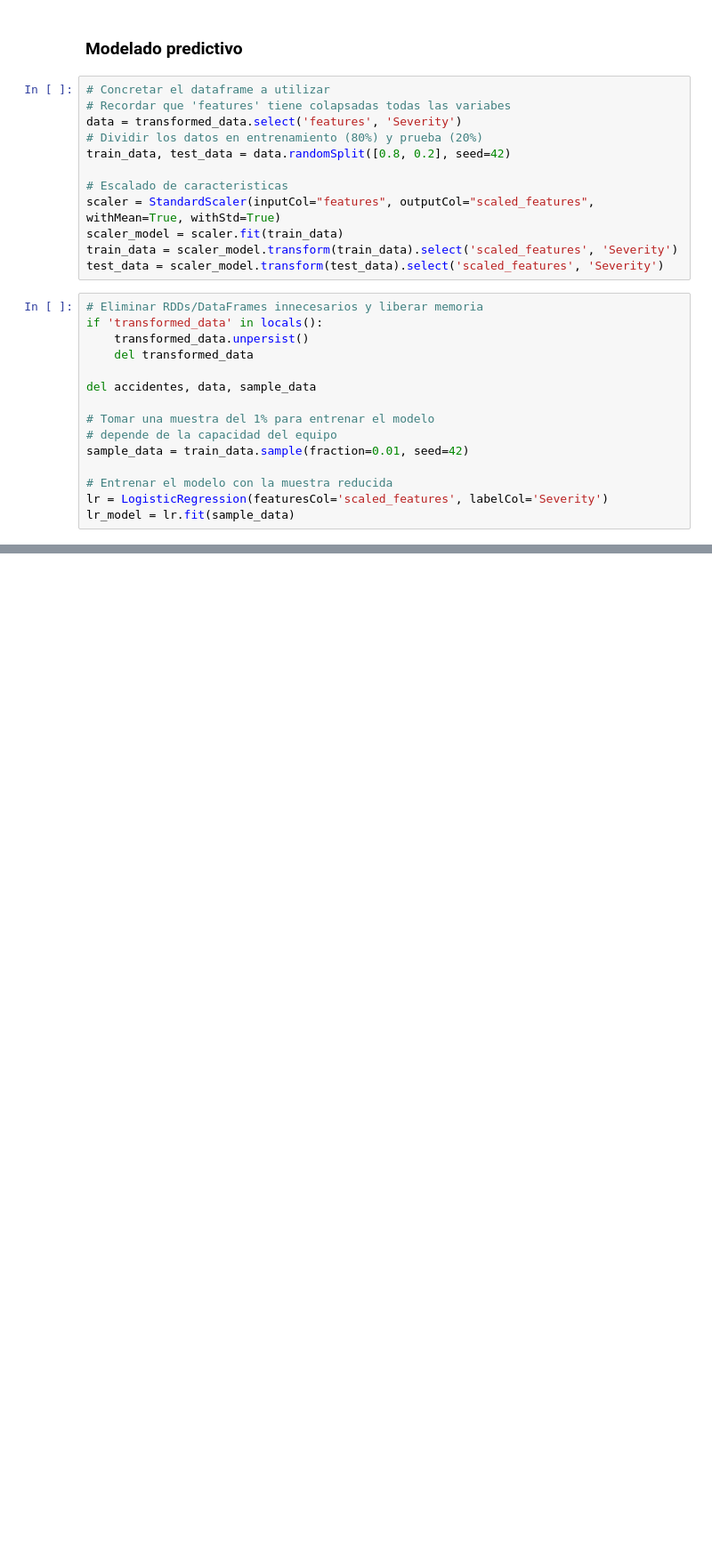
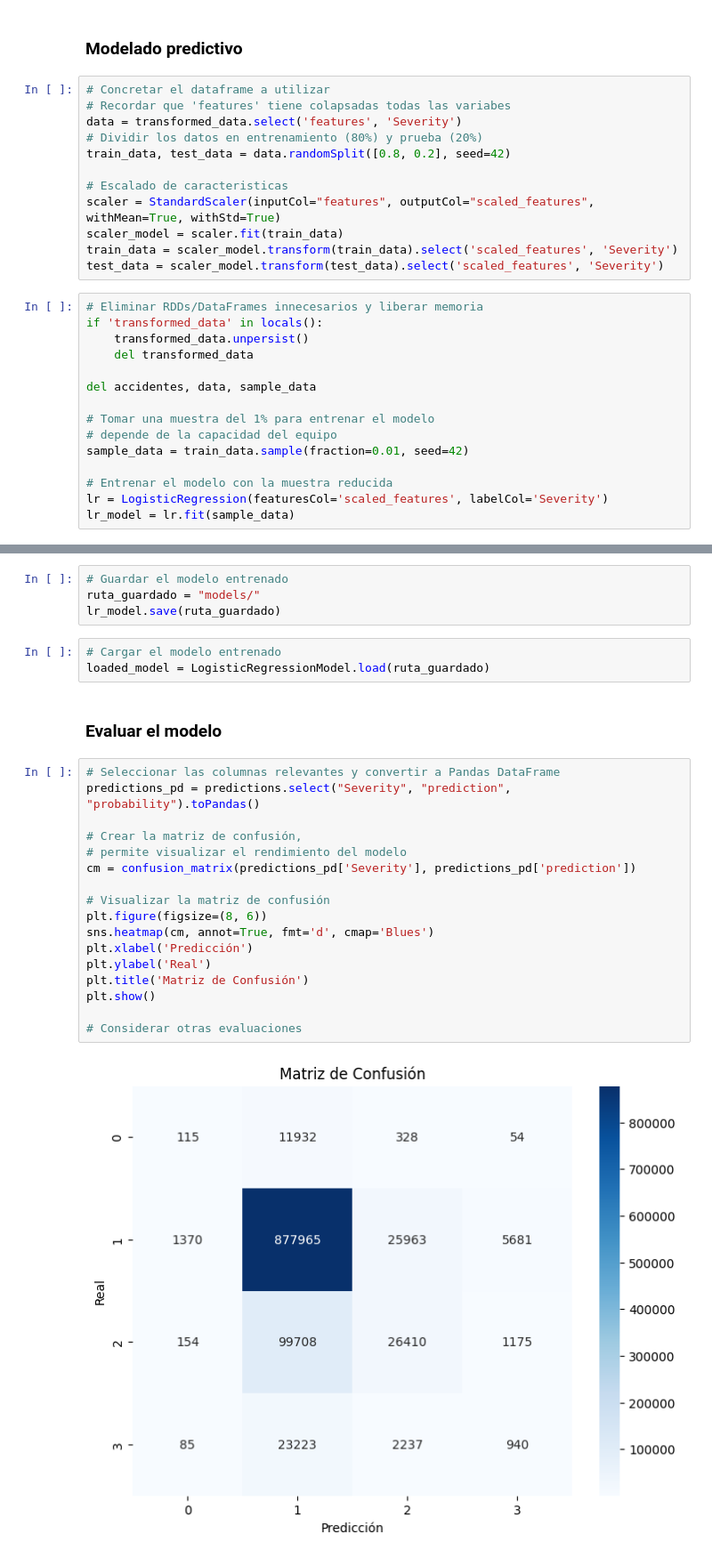
Before and after one commit to juquinterope/ppi_pl_QUINTEROjf, a Jupyter notebook: accidentes_trafico/accidentes.ipynb, the cells around one changed output, grey strips where cells are left out. Shown at 89% size. Cells and saved outputs as stored; diff of their text form; blank space fills up the shorter version.

Commit message:
evaluacion del modelo

```diff
--- a/accidentes_trafico/accidentes.ipynb
+++ b/accidentes_trafico/accidentes.ipynb
@@ -223 +210,29 @@ only showing top 10 rows
 Accuracy: 0.8404
+# %%
+# Guardar el modelo entrenado
+ruta_guardado = "models/"
+lr_model.save(ruta_guardado)
+# %%
+# Cargar el modelo entrenado
+loaded_model = LogisticRegressionModel.load(ruta_guardado)
+# %% [markdown]
+### Evaluar el modelo
+# %%
+# Seleccionar las columnas relevantes y convertir a Pandas DataFrame
+predictions_pd = predictions.select("Severity", "prediction", "probability").toPandas()
+
+# Crear la matriz de confusión,
+# permite visualizar el rendimiento del modelo
+cm = confusion_matrix(predictions_pd['Severity'], predictions_pd['prediction'])
+
+# Visualizar la matriz de confusión
+plt.figure(figsize=(8, 6))
+sns.heatmap(cm, annot=True, fmt='d', cmap='Blues')
+plt.xlabel('Predicción')
+plt.ylabel('Real')
+plt.title('Matriz de Confusión')
+plt.show()
+
+# Considerar otras evaluaciones
+# %% [output]
+[figure, added]
```
Also changed, not shown: parts of 6 cells of this notebook.
